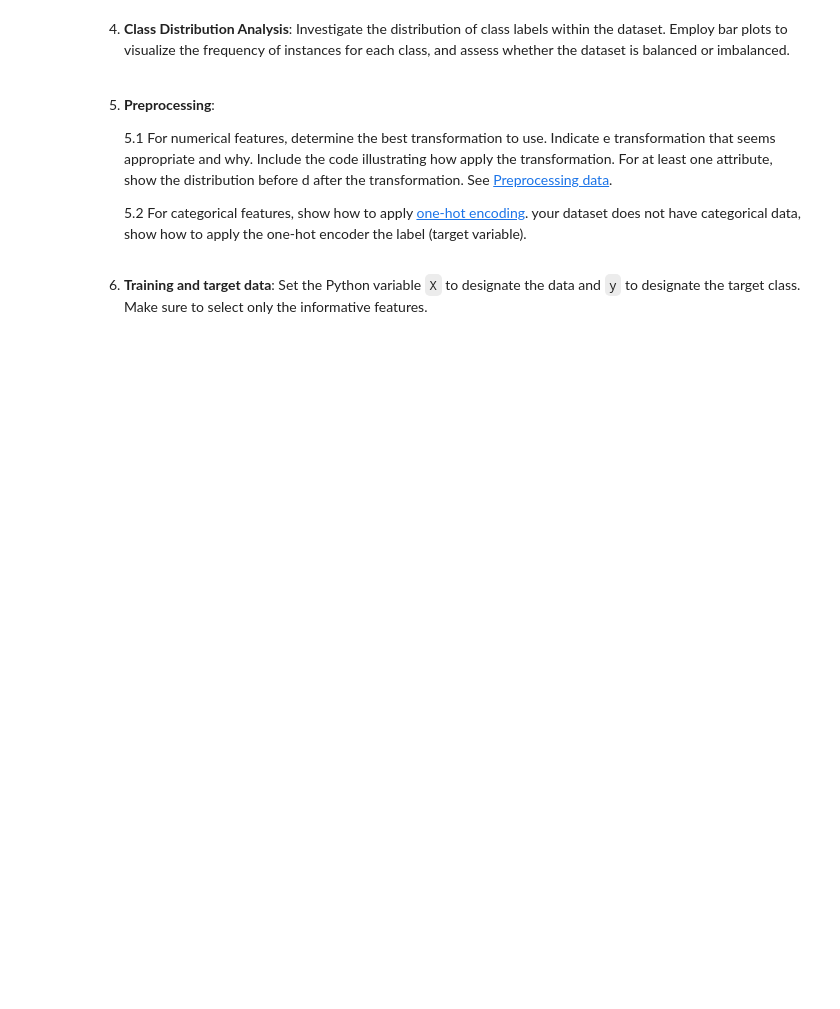
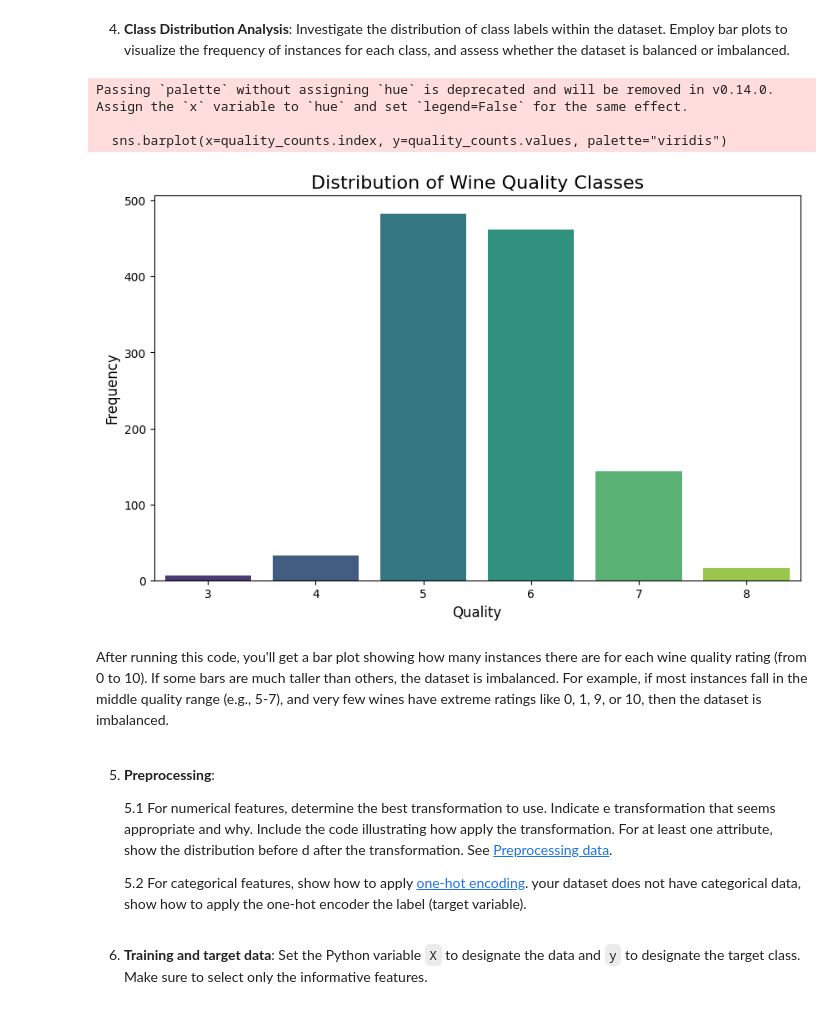
Before and after one commit to TonyWaffo/csi4106-fall2024, a Jupyter notebook: CSI4106_A1_Template.ipynb, the cells around one changed output. Saved outputs shown, nothing was run; the diff lists cells and outputs as text; code cells hidden in the pictures; blank space fills up the shorter version.

```diff
--- a/CSI4106_A1_Template.ipynb
+++ b/CSI4106_A1_Template.ipynb
@@ -155,3 +197,28 @@ dtype: int64
+# %%
+# Investigate the distribution of class labels (quality column)
+quality_counts = data['quality'].value_counts()
+
+# Set up the plot
+plt.figure(figsize=(10, 6))
+
+# Create a bar plot of class distributions
+sns.barplot(x=quality_counts.index, y=quality_counts.values, palette="viridis")
+
+# Add titles and labels
+plt.title('Distribution of Wine Quality Classes', fontsize=16)
+plt.xlabel('Quality', fontsize=12)
+plt.ylabel('Frequency', fontsize=12)
+
+# Show the plot
+plt.show()
+# %% [output]
+Passing `palette` without assigning `hue` is deprecated and will be removed in v0.14.0. Assign the `x` variable to `hue` and set `legend=False` for the same effect.
+
+  sns.barplot(x=quality_counts.index, y=quality_counts.values, palette="viridis")
+[figure, added]
+# %% [markdown]
+After running this code, you'll get a bar plot showing how many instances there are for each wine quality rating (from 0 to 10).
+If some bars are much taller than others, the dataset is imbalanced. For example, if most instances fall in the middle quality range (e.g., 5-7), and very few wines have extreme ratings like 0, 1, 9, or 10, then the dataset is imbalanced.
 # %% [markdown]
 5. **Preprocessing**:
 
```
Also changed, not shown: parts of 8 cells of this notebook.
